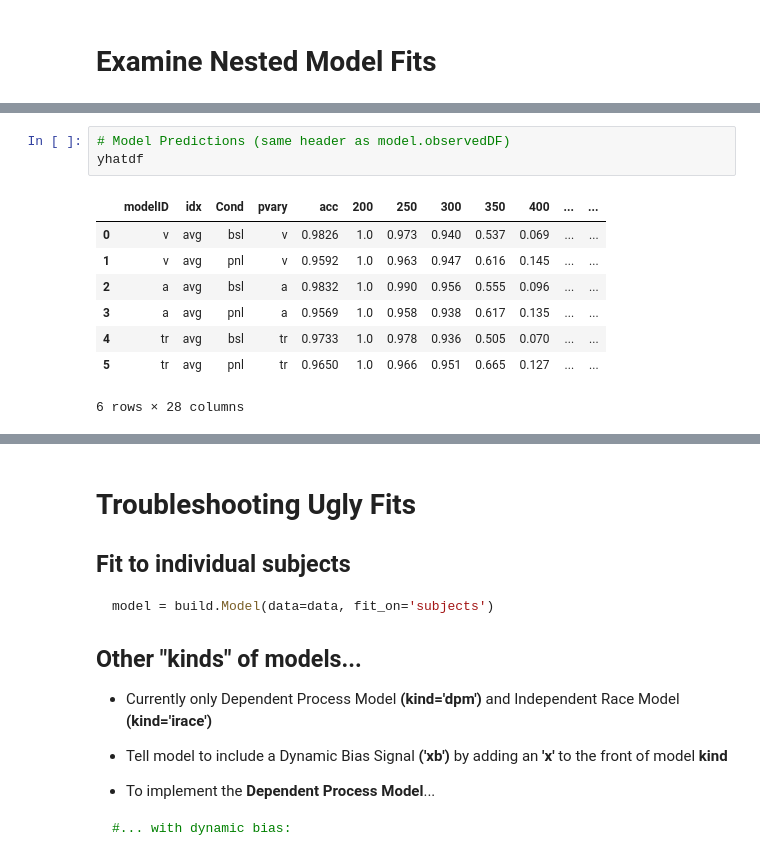
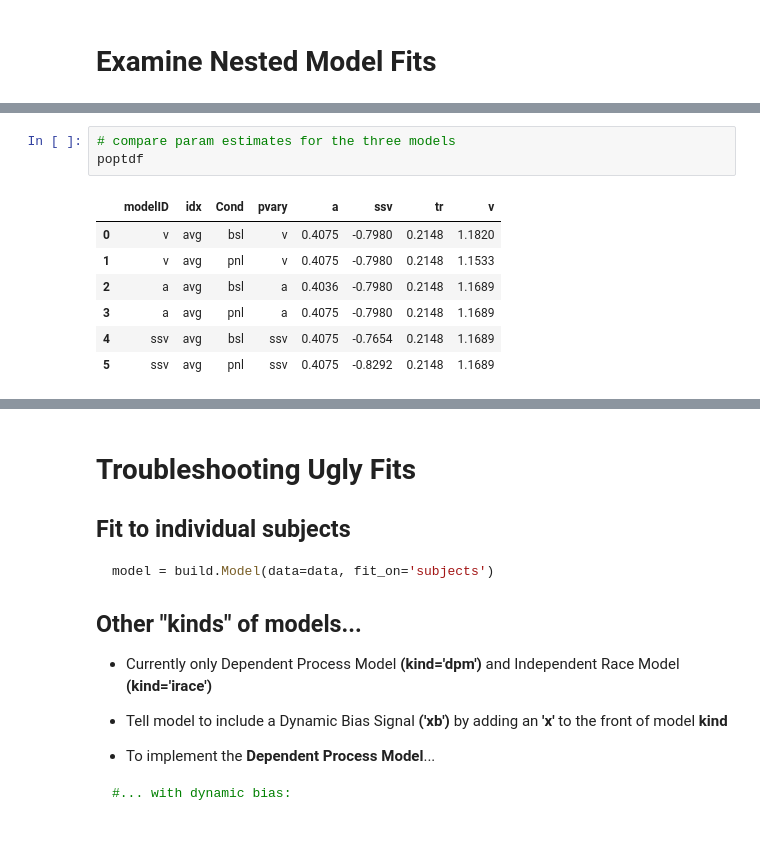
Before and after one commit to CoAxLab/radd, a Jupyter notebook: index.ipynb, the cells around one changed output, grey strips where cells are left out. Cells and saved outputs as stored; diff of their text form.

```diff
--- a/index.ipynb
+++ b/index.ipynb
@@ -474,15 +478,14 @@ fitdf
-# %%
-# Model Predictions (same header as model.observedDF)
-yhatdf
-# %% [output]
-|  | modelID | idx | Cond | pvary | acc | 200 | 250 | 300 | 350 | 400 | ... | ... |
-| 0 | v | avg | bsl | v | 0.9826 | 1.0 | 0.973 | 0.940 | 0.537 | 0.069 | ... | ... |
-| 1 | v | avg | pnl | v | 0.9592 | 1.0 | 0.963 | 0.947 | 0.616 | 0.145 | ... | ... |
-| 2 | a | avg | bsl | a | 0.9832 | 1.0 | 0.990 | 0.956 | 0.555 | 0.096 | ... | ... |
-| 3 | a | avg | pnl | a | 0.9569 | 1.0 | 0.958 | 0.938 | 0.617 | 0.135 | ... | ... |
-| 4 | tr | avg | bsl | tr | 0.9733 | 1.0 | 0.978 | 0.936 | 0.505 | 0.070 | ... | ... |
-| 5 | tr | avg | pnl | tr | 0.9650 | 1.0 | 0.966 | 0.951 | 0.665 | 0.127 | ... | ... |
-6 rows × 28 columns
+# %%
+# compare param estimates for the three models
+poptdf
+# %% [output]
+|  | modelID | idx | Cond | pvary | a | ssv | tr | v |
+| 0 | v | avg | bsl | v | 0.4075 | -0.7980 | 0.2148 | 1.1820 |
+| 1 | v | avg | pnl | v | 0.4075 | -0.7980 | 0.2148 | 1.1533 |
+| 2 | a | avg | bsl | a | 0.4036 | -0.7980 | 0.2148 | 1.1689 |
+| 3 | a | avg | pnl | a | 0.4075 | -0.7980 | 0.2148 | 1.1689 |
+| 4 | ssv | avg | bsl | ssv | 0.4075 | -0.7654 | 0.2148 | 1.1689 |
+| 5 | ssv | avg | pnl | ssv | 0.4075 | -0.8292 | 0.2148 | 1.1689 |
 # %%
 # Evaluate all nested fits and plot fit stats: AIC & BIC (Lower is better)
 # According to AIC & BIC, the model with execution drift-rate (v_E) free across levels of Cond
```
Also changed, not shown: parts of 14 cells of this notebook, 4 other files.
